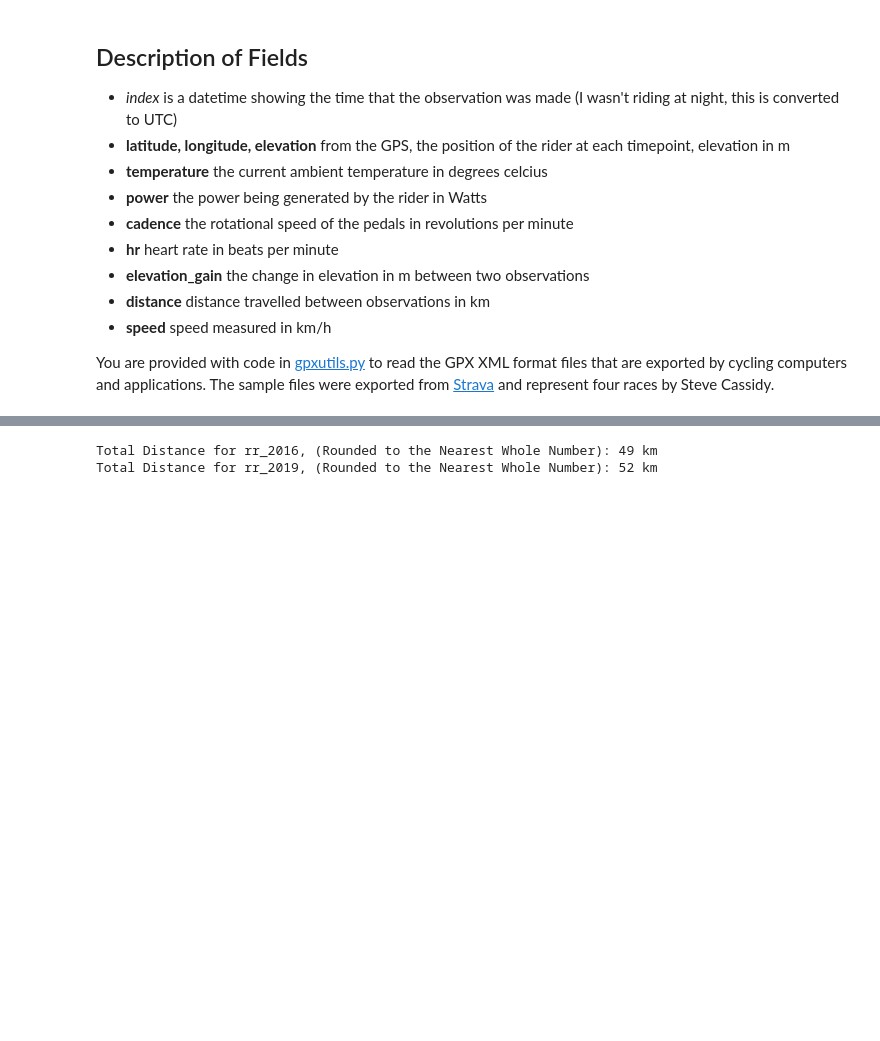
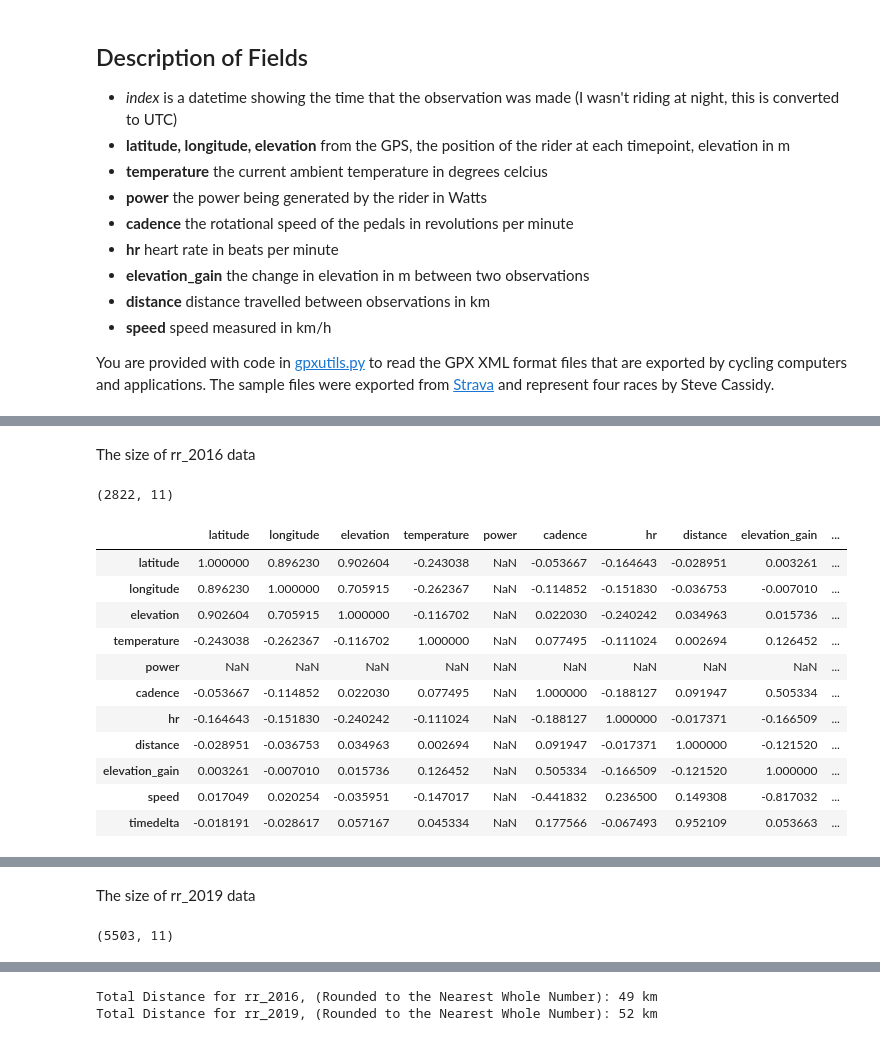
Before and after one commit to MQCOMP2200-S2-2021/data-science-portfolio-avagardiner, a Jupyter notebook: Portfolio 1.ipynb, the cells around one changed output, grey strips where cells are left out. Cells and saved outputs as stored; diff of their text form; code cells hidden in the pictures; blank space fills up the shorter version.

```diff
--- a/Portfolio 1.ipynb
+++ b/Portfolio 1.ipynb
@@ -51,6 +51,27 @@ rr_2016.head()
 | 2016-05-14 04:02:46+00:00 | -33.415398 | 151.222180 | 208.6 | 29.0 | 0.0 | 40.0 | 103.0 | 0.018194 | 0.0 | ... |
 | 2016-05-14 04:02:49+00:00 | -33.415264 | 151.222077 | 208.6 | 29.0 | 0.0 | 55.0 | 106.0 | 0.017703 | 0.0 | ... |
 | 2016-05-14 04:02:51+00:00 | -33.415160 | 151.222013 | 208.6 | 29.0 | 0.0 | 61.0 | 109.0 | 0.013001 | 0.0 | ... |
+# %% [markdown]
+The size of rr_2016 data
+# %%
+rr_2016.shape
+# %% [output]
+(2822, 11)
+# %%
+rr_2016.corr()
+# %% [output]
+|  | latitude | longitude | elevation | temperature | power | cadence | hr | distance | elevation_gain | ... |
+| latitude | 1.000000 | 0.896230 | 0.902604 | -0.243038 | NaN | -0.053667 | -0.164643 | -0.028951 | 0.003261 | ... |
+| longitude | 0.896230 | 1.000000 | 0.705915 | -0.262367 | NaN | -0.114852 | -0.151830 | -0.036753 | -0.007010 | ... |
+| elevation | 0.902604 | 0.705915 | 1.000000 | -0.116702 | NaN | 0.022030 | -0.240242 | 0.034963 | 0.015736 | ... |
+| temperature | -0.243038 | -0.262367 | -0.116702 | 1.000000 | NaN | 0.077495 | -0.111024 | 0.002694 | 0.126452 | ... |
+| power | NaN | NaN | NaN | NaN | NaN | NaN | NaN | NaN | NaN | ... |
+| cadence | -0.053667 | -0.114852 | 0.022030 | 0.077495 | NaN | 1.000000 | -0.188127 | 0.091947 | 0.505334 | ... |
+| hr | -0.164643 | -0.151830 | -0.240242 | -0.111024 | NaN | -0.188127 | 1.000000 | -0.017371 | -0.166509 | ... |
+| distance | -0.028951 | -0.036753 | 0.034963 | 0.002694 | NaN | 0.091947 | -0.017371 | 1.000000 | -0.121520 | ... |
+| elevation_gain | 0.003261 | -0.007010 | 0.015736 | 0.126452 | NaN | 0.505334 | -0.166509 | -0.121520 | 1.000000 | ... |
+| speed | 0.017049 | 0.020254 | -0.035951 | -0.147017 | NaN | -0.441832 | 0.236500 | 0.149308 | -0.817032 | ... |
+| timedelta | -0.018191 | -0.028617 | 0.057167 | 0.045334 | NaN | 0.177566 | -0.067493 | 0.952109 | 0.053663 | ... |
 # %%
 rr_2019.head()
 # %% [output]
@@ -60,3 +81,9 @@ rr_2019.head()
 | 2019-06-22 22:33:47+00:00 | -33.416677 | 151.222905 | 214.8 | 0.0 | 97.0 | 60.0 | 71.0 | 0.005936 | -0.2 | ... |
 | 2019-06-22 22:33:48+00:00 | -33.416730 | 151.222937 | 214.8 | 0.0 | 74.0 | 61.0 | 71.0 | 0.006599 | 0.0 | ... |
 | 2019-06-22 22:33:49+00:00 | -33.416783 | 151.222972 | 214.8 | 0.0 | 136.0 | 62.0 | 71.0 | 0.006729 | 0.0 | ... |
+# %% [markdown]
+The size of rr_2019 data
+# %%
+rr_2019.shape
+# %% [output]
+(5503, 11)
```
Also changed, not shown: parts of 12 cells of this notebook.
